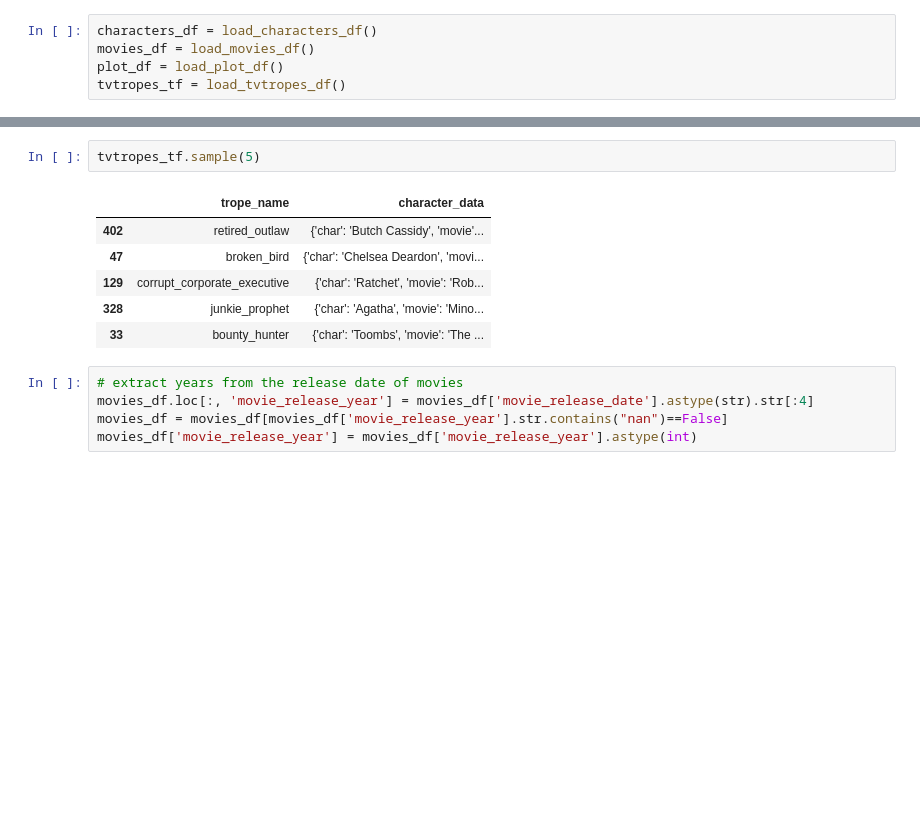
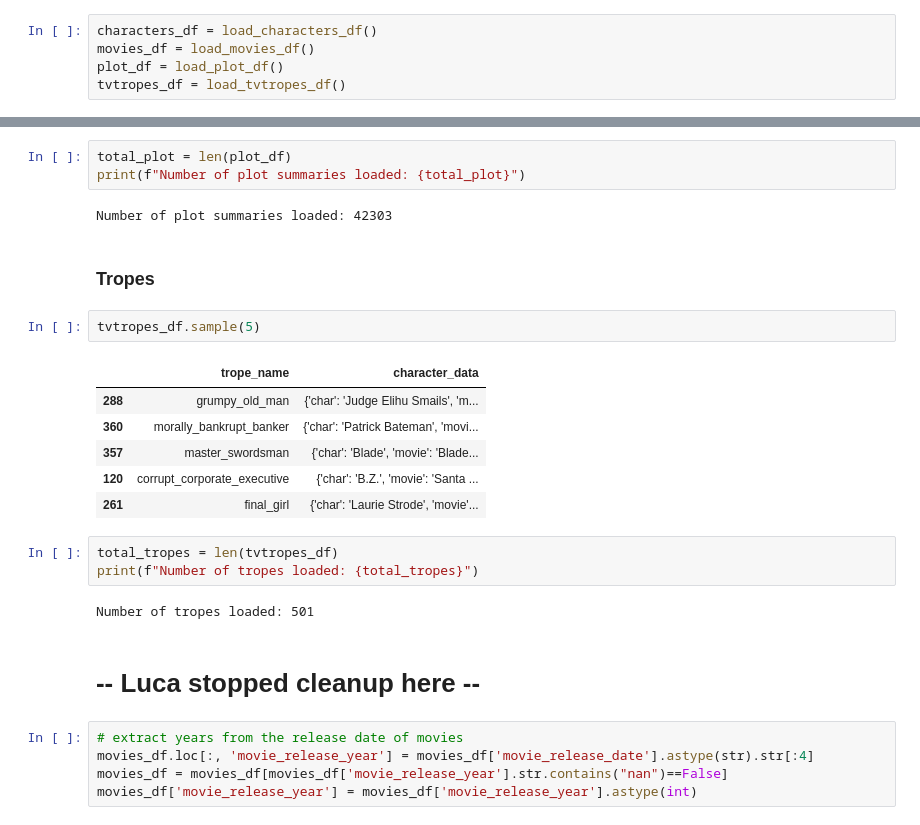
Before and after one commit to epfl-ada/ada-2023-project-advanceddataarsonists, a Jupyter notebook: data_exploring.ipynb, the cells around one changed output, grey strips where cells are left out. Cells and saved outputs as stored; diff of their text form; blank space fills up the shorter version.

Commit message:
Start cleanup and further exploration of data

```diff
--- a/data_exploring.ipynb
+++ b/data_exploring.ipynb
@@ -12,4 +14,4 @@ We load the 4 `.tsv` and `.txt` files of the CMU dataset into 4 different datafr
 characters_df = load_characters_df()
 movies_df = load_movies_df()
 plot_df = load_plot_df()
-tvtropes_tf = load_tvtropes_df()
+tvtropes_df = load_tvtropes_df()
@@ -38,12 +87,26 @@ plot_df.sample(5)
+# %%
+total_plot = len(plot_df)
+print(f"Number of plot summaries loaded: {total_plot}")
+# %% [output]
+Number of plot summaries loaded: 42303
+# %% [markdown]
+### Tropes
 # %%
-tvtropes_tf.sample(5)
+tvtropes_df.sample(5)
 # %% [output]
 |  | trope_name | character_data |
-| 402 | retired_outlaw | {'char': 'Butch Cassidy', 'movie'... |
-| 47 | broken_bird | {'char': 'Chelsea Deardon', 'movi... |
-| 129 | corrupt_corporate_executive | {'char': 'Ratchet', 'movie': 'Rob... |
-| 328 | junkie_prophet | {'char': 'Agatha', 'movie': 'Mino... |
-| 33 | bounty_hunter | {'char': 'Toombs', 'movie': 'The ... |
+| 288 | grumpy_old_man | {'char': 'Judge Elihu Smails', 'm... |
+| 360 | morally_bankrupt_banker | {'char': 'Patrick Bateman', 'movi... |
+| 357 | master_swordsman | {'char': 'Blade', 'movie': 'Blade... |
+| 120 | corrupt_corporate_executive | {'char': 'B.Z.', 'movie': 'Santa ... |
+| 261 | final_girl | {'char': 'Laurie Strode', 'movie'... |
+# %%
+total_tropes = len(tvtropes_df)
+print(f"Number of tropes loaded: {total_tropes}")
+# %% [output]
+Number of tropes loaded: 501
+# %% [markdown]
+# -- Luca stopped cleanup here --
 # %%
 # extract years from the release date of movies
 movies_df.loc[:, 'movie_release_year'] = movies_df['movie_release_date'].astype(str).str[:4]
```
Also changed, not shown: parts of 13 cells of this notebook.
